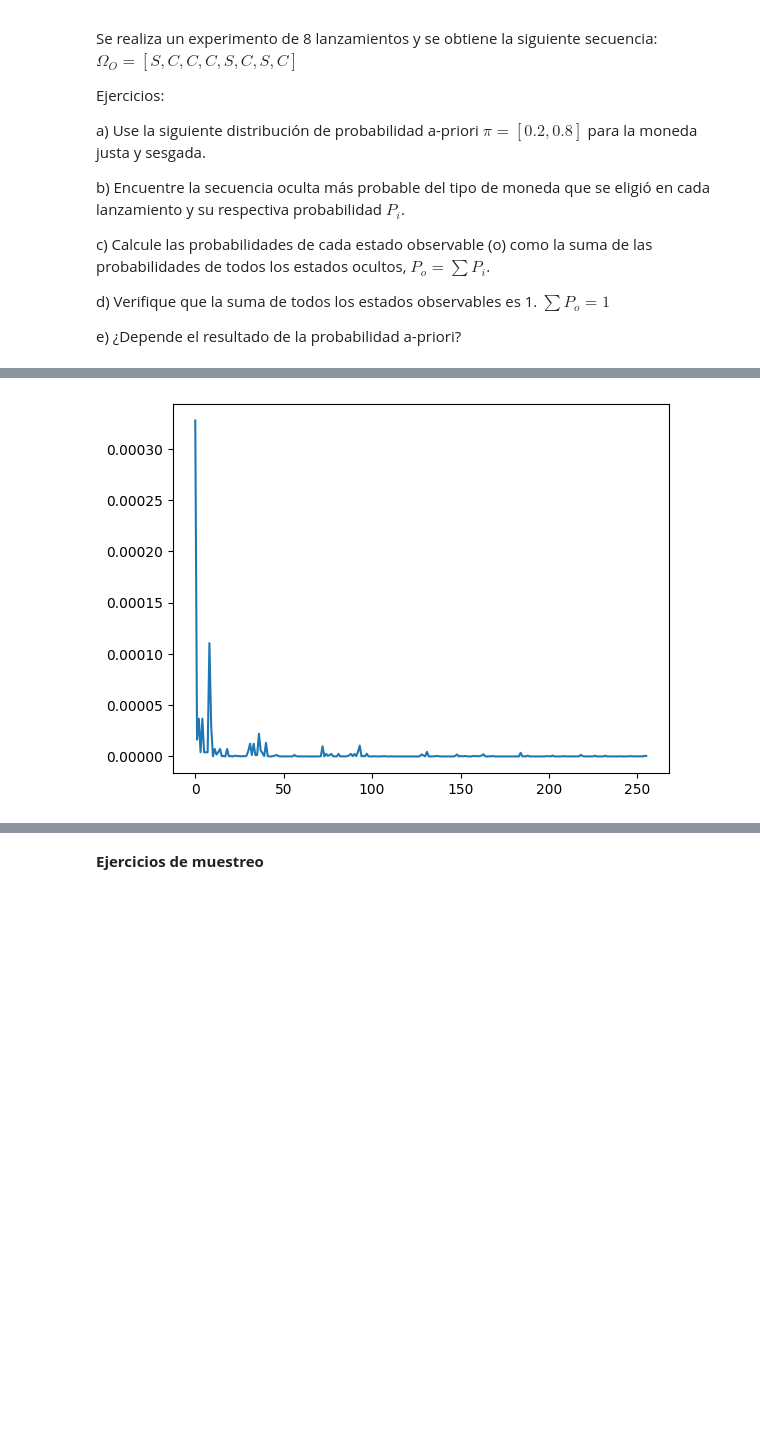
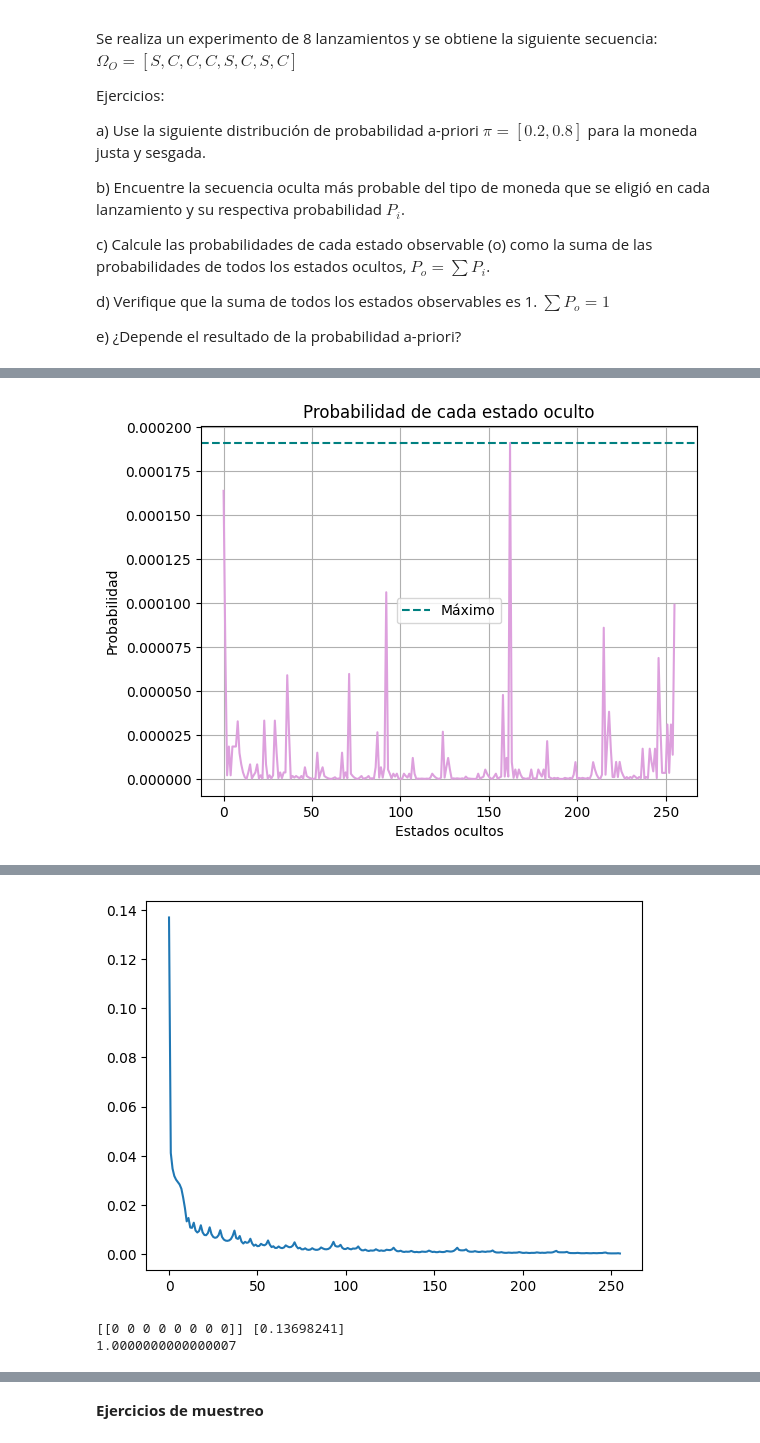
Before and after one commit to MafeGomez-11/M-todos1_MariaFernandaGomez_MarianaMoya, a Jupyter notebook: Tarea 6/Tarea_6.ipynb, the cells around one changed output, grey strips where cells are left out. Saved outputs shown, nothing was run; the diff lists cells and outputs as text; code cells hidden in the pictures; blank space fills up the shorter version.

```diff
--- a/Tarea 6/Tarea_6.ipynb
+++ b/Tarea 6/Tarea_6.ipynb
@@ -843,33 +843,38 @@ import matplotlib.pyplot as plt
 from itertools import permutations
 from itertools import combinations
 from itertools import combinations_with_replacement
-States= np.array([0,1]) #donde 0 es J, 1 es B
-prior= np.array([0.2, 0.8])
 
-T=np.array([[0.8, 0.2],[0.2,0.8]])
-E=np.array([[0.5, 0.9],[0.5, 0.1]])
 
-Obs=  np.array([0,1,1,1,0,1,0,1])
+# Definimos estados y priors
+States = np.array([0,1]) # 0(J), 1(B)
+Prior = np.array([0.2,0.8])
 
-DictH = {0: 'Justa', 1: 'Sesgada'}
-DictO = {0: 'Sello', 1: 'Cara'}
+# Definimos matrices de emisión y transmision
+T = np.array([[0.8,0.2],[0.2,0.8]])
+E = np.array([[0.5,0.9],[0.5,0.1]])
 
+Obs = np.array([1,0,0,0,1,0,1,0])
+
+DictH = {0:'Justa',1:'Sesgada'}
+print(DictH[0])
+DictO = {0:'Cara',1:'Sello'}
+print(DictO[0])
 
 def GetStates(State,N):
     CStates = list(combinations_with_replacement(State,N))
-
     Permu = []
-
     for it in CStates:
       p = list(permutations(it,N))
      # print(p)
       for i in p:
         if i not in Permu:
           Permu.append(i)
+    CStates = np.array(Permu)
+    return CStates
 
-    CStates = np.array(Permu)
+HiddenStates = GetStates(States,len(Obs))
+print(HiddenStates)
 
-    return CStates
 def GetProb(T,E,Obs,State,Prior):
 
   n = len(Obs)
@@ -879,21 +884,54 @@ def GetProb(T,E,Obs,State,Prior):
 
   for i in range(n-1): # El ultimo no va a ningun lado
     p *= T[ State[i+1], State[i] ]
-
   for i in range(n):
     p *= E[ Obs[i], State[i] ]
-
   return p
 
-HiddenStates = GetStates(States,8)
-print(HiddenStates)
 P = np.zeros(HiddenStates.shape[0])
 
 for i in range(P.shape[0]):
   P[i] = GetProb(T,E,Obs,HiddenStates[i],Prior)
 
+print(P)
 ii = np.where( P == np.max(P) )
 print(HiddenStates[ii],P[ii])
+max_value = np.max(P)
 
-plt.plot(P)
+
+plt.axhline(y=max_value, color='teal', linestyle='--', label='Máximo')
+plt.legend()
+plt.plot(P, color="plum")
+plt.legend()
+plt.grid(True)
+plt.xlabel('Estados ocultos')
+plt.ylabel('Probabilidad')
+plt.title('Probabilidad de cada estado oculto')
+plt.show()
+pobs = np.sum(P)
+print(pobs)
+ObsStates = GetStates([0,1],8)
+print(ObsStates)
+
+Nobs = ObsStates.shape[0]
+PObs = np.zeros(Nobs)
+
+for j in range(Nobs):
+
+  dim = HiddenStates.shape[0]
+  P = np.zeros(dim)
+
+  for i in range(dim):
+    P[i] = GetProb(T,E,ObsStates[j],HiddenStates[i],Prior)
+
+  PObs[j] = np.sum(P)
+print(PObs)
+plt.plot(PObs)
+
+
+plt.show()
+ii = np.where( PObs == np.max(PObs) )
+print(ObsStates[ii],PObs[ii])
+
+print(np.sum(PObs))
 # %% [output]
@@ -907,0 +955 @@ plt.plot(P)
+[figure, new version]
@@ -909 +973,3 @@ plt.plot(P)
-[figure, old version]
+[figure, added]
+[[0 0 0 0 0 0 0 0]] [0.13698241]
+1.0000000000000007
```
Also changed, not shown: parts of 10 cells of this notebook.
